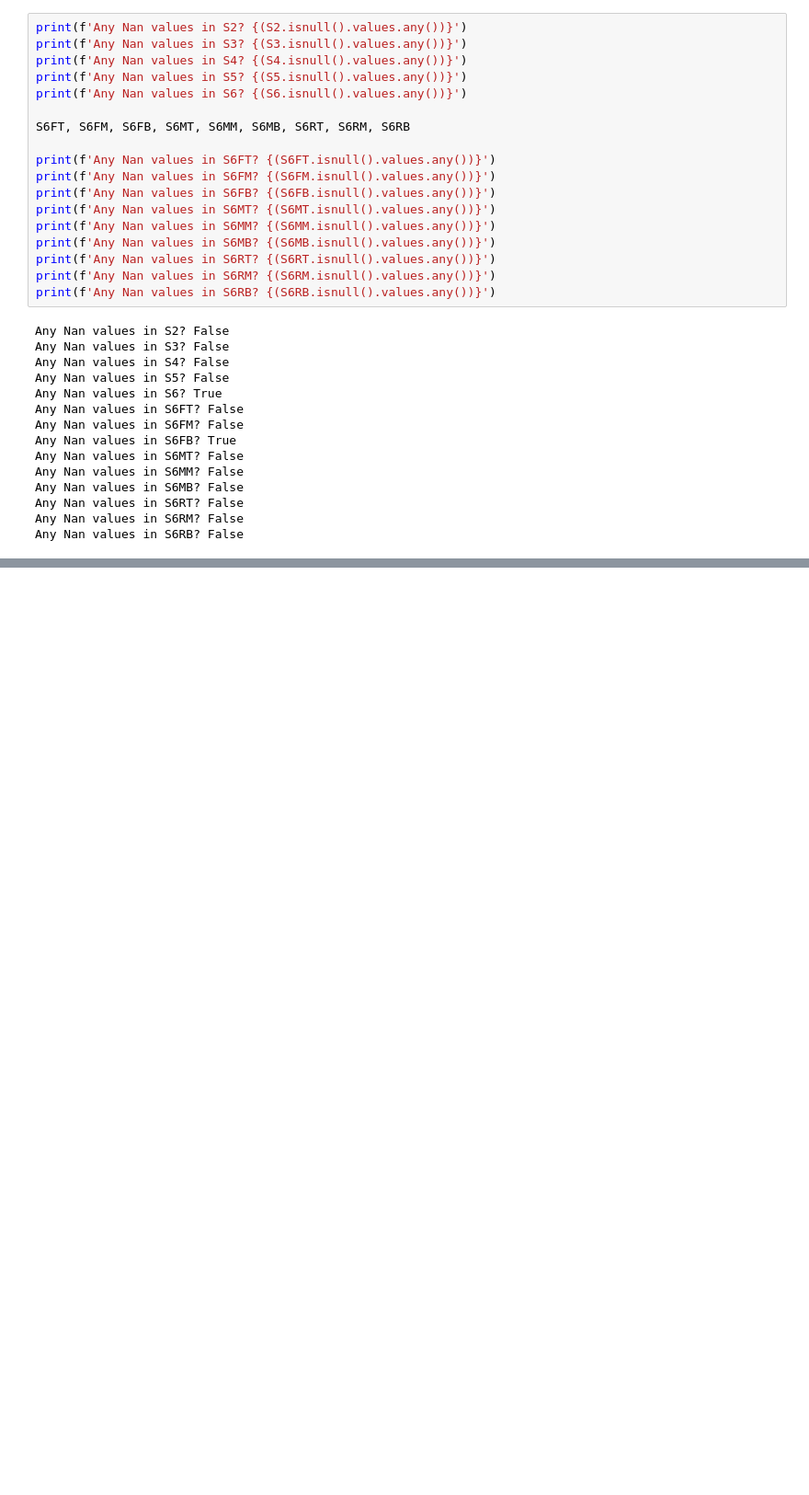
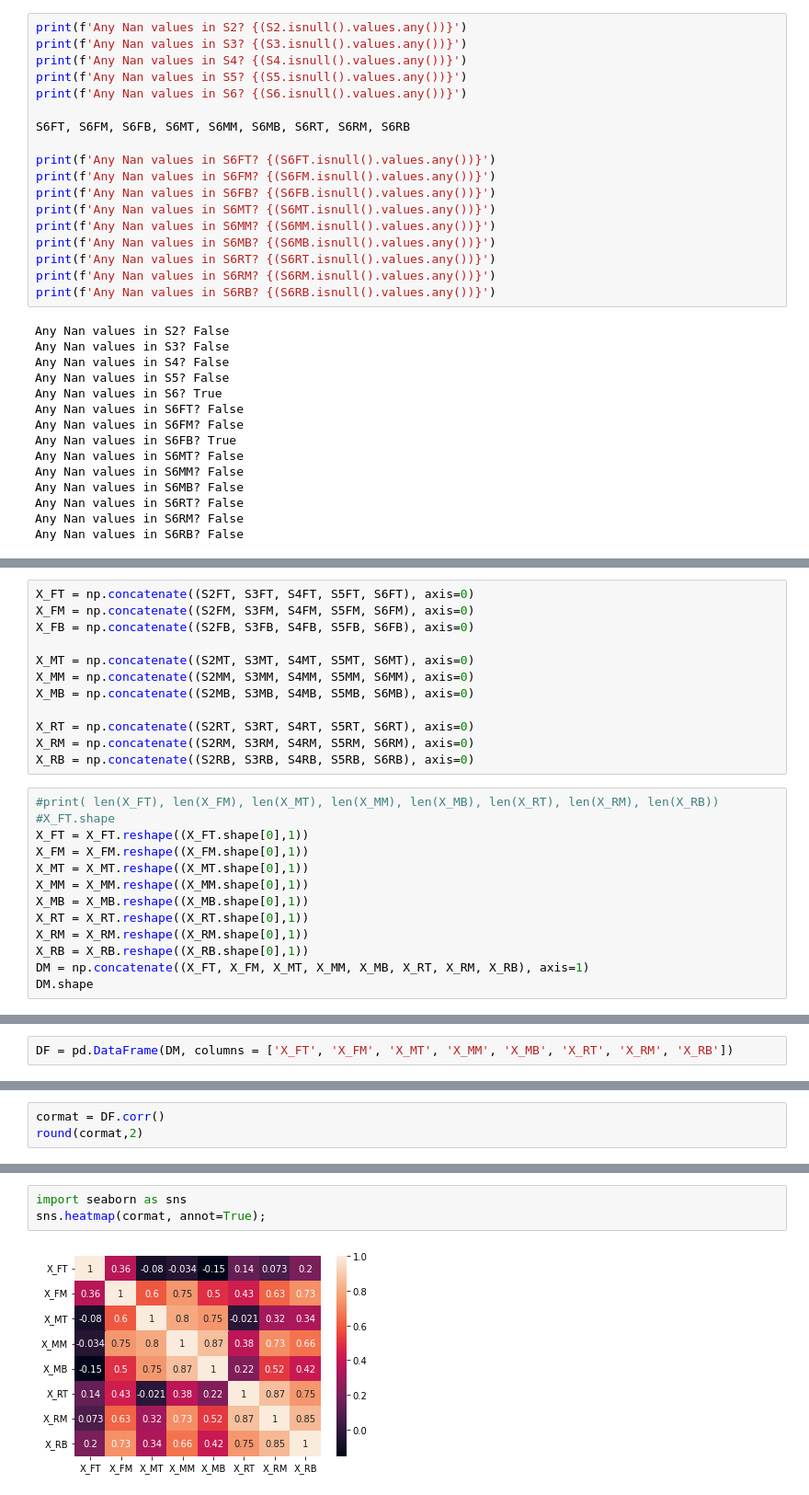
Before and after one commit to ayanoglu/Sensor-Network-Prediction-Models, a Jupyter notebook: ColdChainTransportation_Time_Series_Prediction_For_Sensor_Networks_Prediction_based_on_number_of_sensors.ipynb, the cells around one changed output, grey strips where cells are left out. Shown at 92% size. Cells and saved outputs as stored; diff of their text form; blank space fills up the shorter version.

```diff
--- a/ColdChainTransportation_Time_Series_Prediction_For_Sensor_Networks_Prediction_based_on_number_of_sensors.ipynb
+++ b/ColdChainTransportation_Time_Series_Prediction_For_Sensor_Networks_Prediction_based_on_number_of_sensors.ipynb
@@ -1777,0 +145,25 @@ print("MSE actual vs noniterative: ", mse2)
+# %%
+X_FT = np.concatenate((S2FT, S3FT, S4FT, S5FT, S6FT), axis=0)
+X_FM = np.concatenate((S2FM, S3FM, S4FM, S5FM, S6FM), axis=0)
+X_FB = np.concatenate((S2FB, S3FB, S4FB, S5FB, S6FB), axis=0)
+
+X_MT = np.concatenate((S2MT, S3MT, S4MT, S5MT, S6MT), axis=0)
+X_MM = np.concatenate((S2MM, S3MM, S4MM, S5MM, S6MM), axis=0)
+X_MB = np.concatenate((S2MB, S3MB, S4MB, S5MB, S6MB), axis=0)
+
+X_RT = np.concatenate((S2RT, S3RT, S4RT, S5RT, S6RT), axis=0)
+X_RM = np.concatenate((S2RM, S3RM, S4RM, S5RM, S6RM), axis=0)
+X_RB = np.concatenate((S2RB, S3RB, S4RB, S5RB, S6RB), axis=0)
+# %%
+#print( len(X_FT), len(X_FM), len(X_MT), len(X_MM), len(X_MB), len(X_RT), len(X_RM), len(X_RB))
+#X_FT.shape
+X_FT = X_FT.reshape((X_FT.shape[0],1))
+X_FM = X_FM.reshape((X_FM.shape[0],1))
+X_MT = X_MT.reshape((X_MT.shape[0],1))
+X_MM = X_MM.reshape((X_MM.shape[0],1))
+X_MB = X_MB.reshape((X_MB.shape[0],1))
+X_RT = X_RT.reshape((X_RT.shape[0],1))
+X_RM = X_RM.reshape((X_RM.shape[0],1))
+X_RB = X_RB.reshape((X_RB.shape[0],1))
+DM = np.concatenate((X_FT, X_FM, X_MT, X_MM, X_MB, X_RT, X_RM, X_RB), axis=1)
+DM.shape
@@ -1777,0 +172,2 @@ print("MSE actual vs noniterative: ", mse2)
+# %%
+DF = pd.DataFrame(DM, columns = ['X_FT', 'X_FM', 'X_MT', 'X_MM', 'X_MB', 'X_RT', 'X_RM', 'X_RB'])
@@ -1777,0 +178,3 @@ print("MSE actual vs noniterative: ", mse2)
+# %%
+cormat = DF.corr()
+round(cormat,2)
@@ -1777,0 +211,5 @@ print("MSE actual vs noniterative: ", mse2)
+# %%
+import seaborn as sns
+sns.heatmap(cormat, annot=True);
+# %% [output]
+[figure, added]
```
Also changed, not shown: parts of 77 cells of this notebook.
